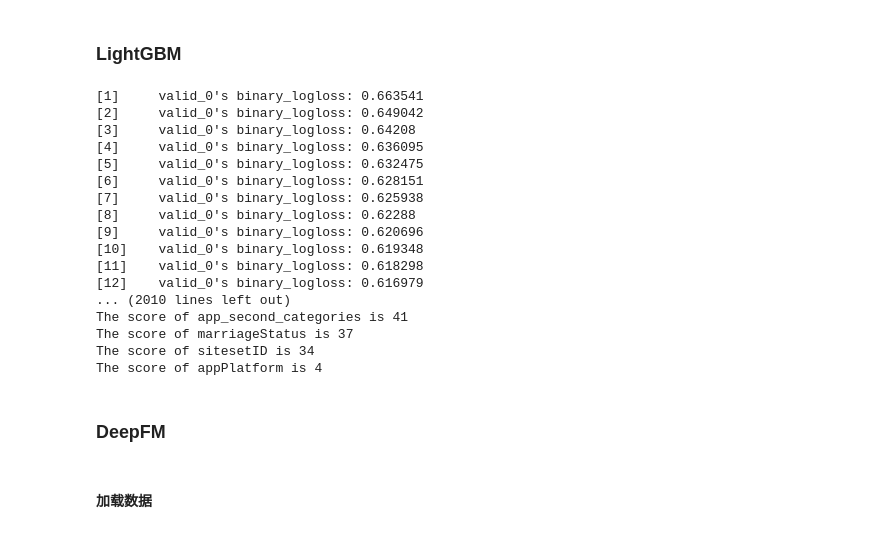
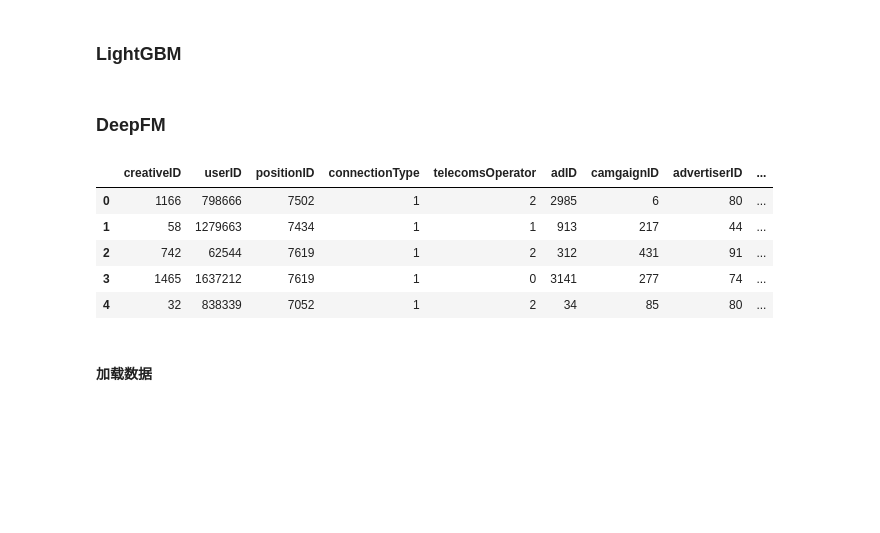
Before and after one commit to troywu666/CVR, a Jupyter notebook: CVR预估.ipynb, the cells around one changed output. Saved outputs shown, nothing was run; the diff lists cells and outputs as text; code cells hidden in the pictures; blank space fills up the shorter version.

Commit message:
update undersample ways

```diff
--- a/CVR预估.ipynb
+++ b/CVR预估.ipynb
@@ -303,30 +350,14 @@ y_train = pd.DataFrame(y_train, columns=['label'])
 # %%
-from imblearn.under_sampling import RandomUnderSampler
-
-bc = RandomUnderSampler(random_state=100)
-x_train_resam, y_train_resam = bc.fit_sample(x_train, y_train)
-
-with open('values_undersampling.pkl', 'wb') as f:
+with open('/content/drive/My Drive/CVR预估/values_undersampling.pkl', 'wb') as f:
     pickle.dump(x_train_resam, f)
     pickle.dump(y_train_resam, f)
     pickle.dump(test, f)
-# %%
-x_train_resam = pd.DataFrame(x_train_resam, columns=x_train.columns)
-y_train_resam = pd.DataFrame(y_train_resam, columns=['label'])
-print(x_train_resam)
-
-import pickle
-
-with open('lgb_values.pkl', 'wb') as f:
-    pickle.dump(x_train_resam, f)
-    pickle.dump(y_train_resam, f)
-    pickle.dump(test, f)
 # %% [markdown]
 ## 载入数据
 # %%
 import pickle
 
-with open('values_undersampling.pkl', 'rb') as f:
+with open('/content/drive/My Drive/CVR预估/values_undersampling.pkl', 'rb') as f:
     x_train_resam = pickle.load(f)
     y_train_resam = pickle.load(f)
     test = pickle.load(f)
@@ -392,6 +425,7 @@ with open('lgb_values.pkl', 'rb') as f:
 import lightgbm as lgb
 from sklearn.model_selection import train_test_split
 # %%
+'''
 X_train, X_val, y_train, y_val = train_test_split(x_train_resam,
                                                   y_train_resam,
                                                   test_size=0.2)
@@ -424,23 +458,16 @@ importance = gbm.feature_importance()
 names = gbm.feature_name()
 for idx, im in sorted(enumerate(importance), key=lambda x: x[1], reverse=True):
     print('The score of {} is {}'.format(names[idx], im))
-# %% [output]
-[1]     valid_0's binary_logloss: 0.663541
-[2]     valid_0's binary_logloss: 0.649042
-[3]     valid_0's binary_logloss: 0.64208
-[4]     valid_0's binary_logloss: 0.636095
-[5]     valid_0's binary_logloss: 0.632475
-[6]     valid_0's binary_logloss: 0.628151
-[7]     valid_0's binary_logloss: 0.625938
-[8]     valid_0's binary_logloss: 0.62288
-[9]     valid_0's binary_logloss: 0.620696
-[10]    valid_0's binary_logloss: 0.619348
-[11]    valid_0's binary_logloss: 0.618298
-[12]    valid_0's binary_logloss: 0.616979
-... (2010 lines left out)
-The score of app_second_categories is 41
-The score of marriageStatus is 37
-The score of sitesetID is 34
-The score of appPlatform is 4
 # %% [markdown]
 ### DeepFM
+# %%
+x_train_resam.drop('hometown', axis = 1, inplace = True)
+# %%
+x_train_resam.head()
+# %% [output]
+|  | creativeID | userID | positionID | connectionType | telecomsOperator | adID | camgaignID | advertiserID | ... |
+| 0 | 1166 | 798666 | 7502 | 1 | 2 | 2985 | 6 | 80 | ... |
+| 1 | 58 | 1279663 | 7434 | 1 | 1 | 913 | 217 | 44 | ... |
+| 2 | 742 | 62544 | 7619 | 1 | 2 | 312 | 431 | 91 | ... |
+| 3 | 1465 | 1637212 | 7619 | 1 | 0 | 3141 | 277 | 74 | ... |
+| 4 | 32 | 838339 | 7052 | 1 | 2 | 34 | 85 | 80 | ... |
```
Also changed, not shown: parts of 36 cells of this notebook, 2 other files.
